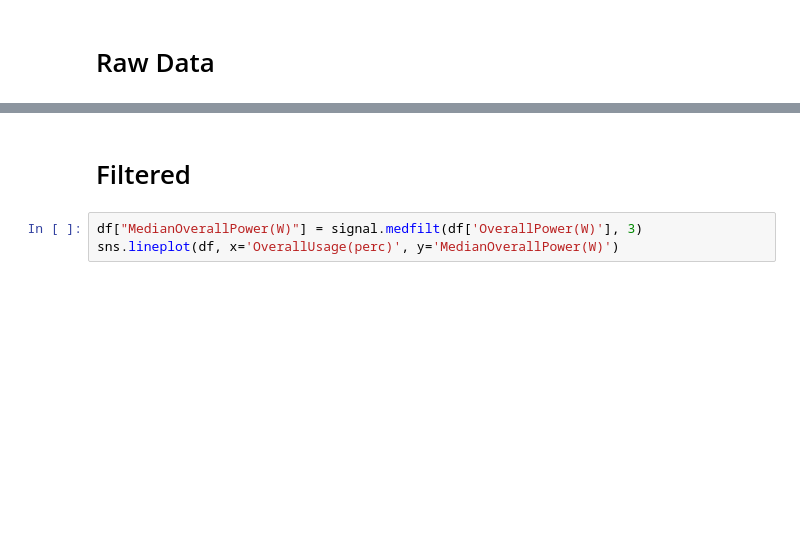
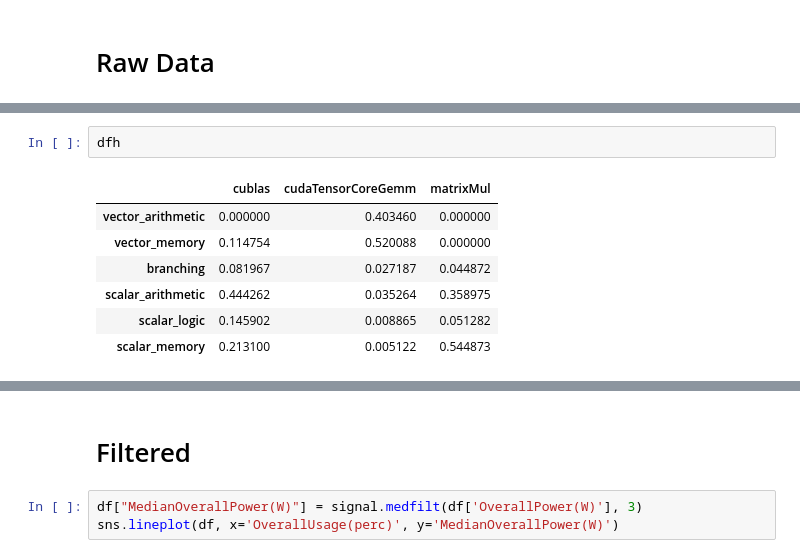
Before and after one commit to lleon95/efimon-gpu-benchmarks, a Jupyter notebook: data/ProcessData.ipynb, the cells around one changed output, grey strips where cells are left out. Drawn from its saved outputs; the diff is of its cells as text; blank space fills up the shorter version.

```diff
--- a/data/ProcessData.ipynb
+++ b/data/ProcessData.ipynb
@@ -39,2 +50,12 @@ df.head()
+# %%
+dfh
+# %% [output]
+|  | cublas | cudaTensorCoreGemm | matrixMul |
+| vector_arithmetic | 0.000000 | 0.403460 | 0.000000 |
+| vector_memory | 0.114754 | 0.520088 | 0.000000 |
+| branching | 0.081967 | 0.027187 | 0.044872 |
+| scalar_arithmetic | 0.444262 | 0.035264 | 0.358975 |
+| scalar_logic | 0.145902 | 0.008865 | 0.051282 |
+| scalar_memory | 0.213100 | 0.005122 | 0.544873 |
 # %%
 sns.lineplot(df, x='OverallUsage(perc)', y='OverallPower(W)')
```
Also changed, not shown: parts of 16 cells of this notebook, 28 other files.
